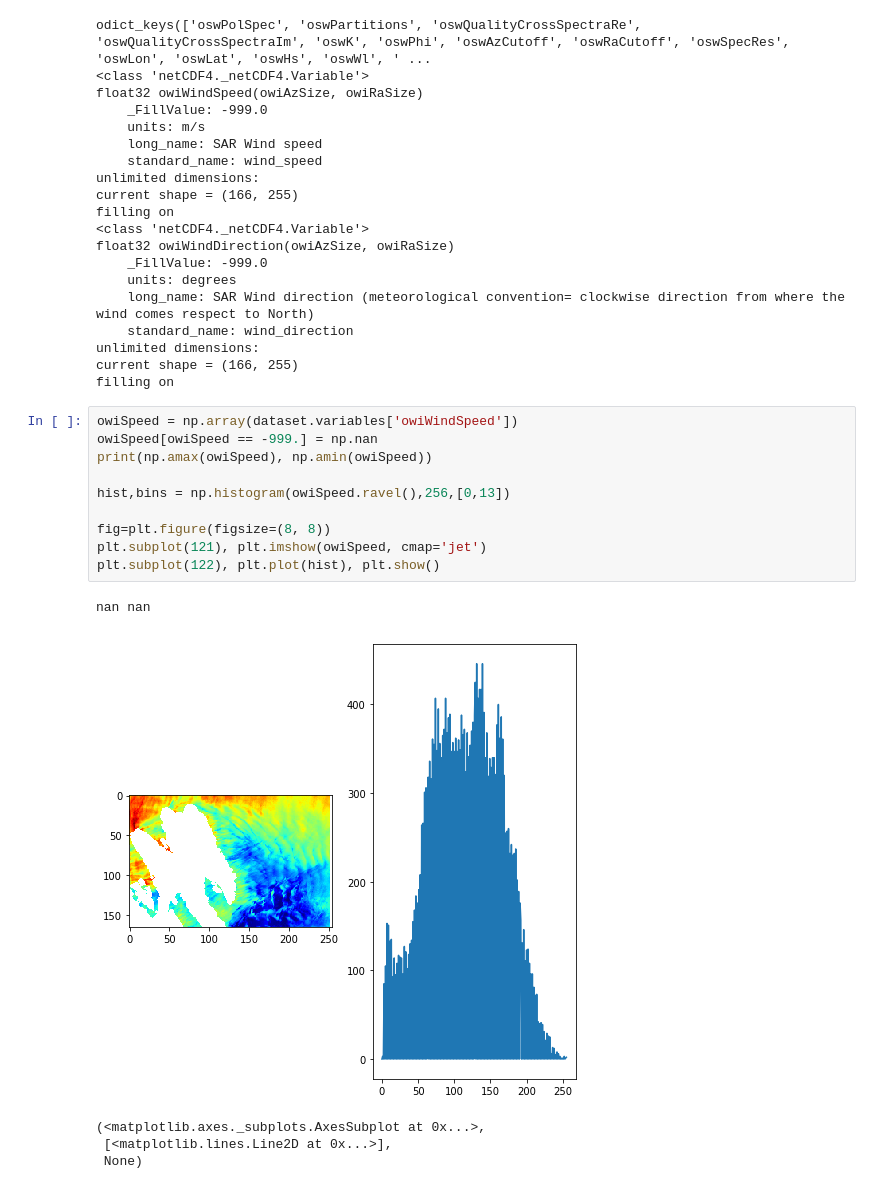
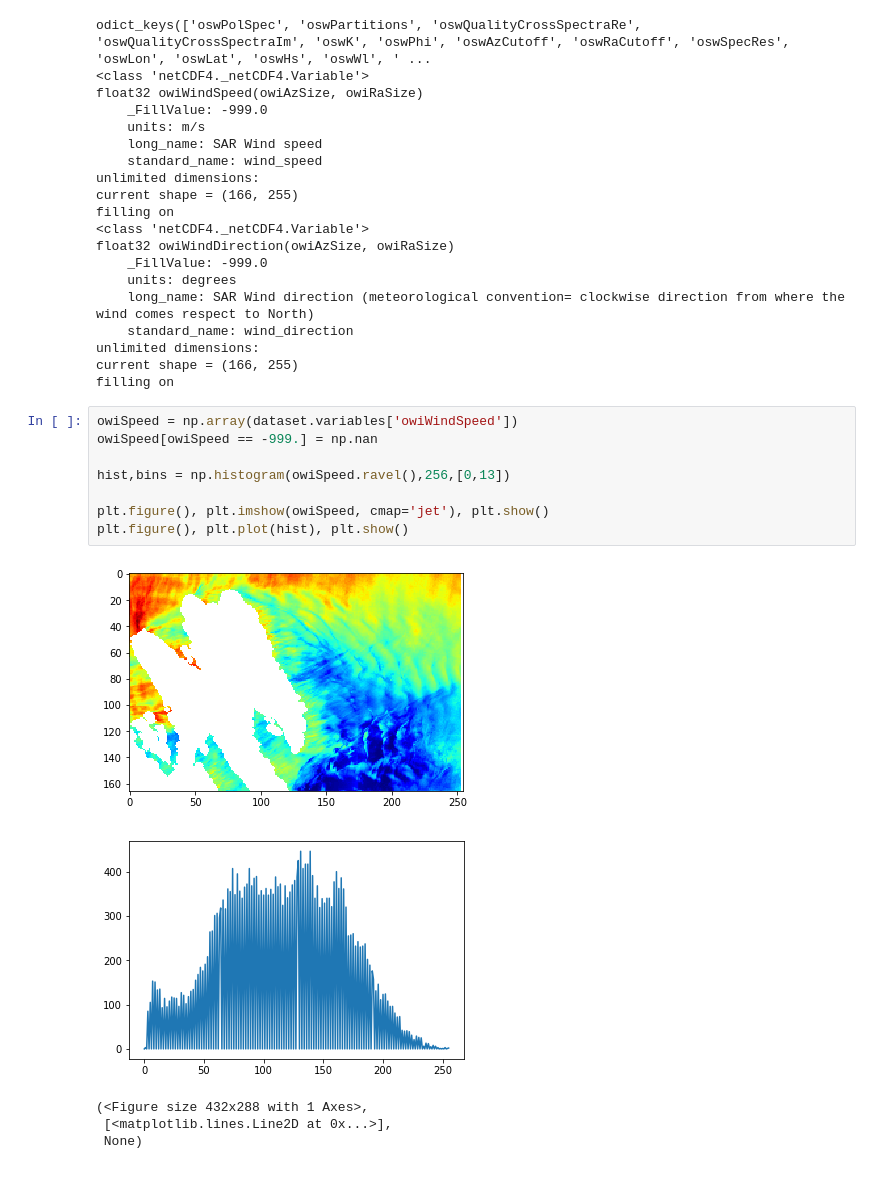
Before and after one commit to Seyed-Ali-Ahmadi/Python-for-Remote-Sensing, a Jupyter notebook: Sentinel_1_OWI_product.ipynb, the cells around one changed output. Cells and saved outputs as stored; diff of their text form.

```diff
--- a/Sentinel_1_OWI_product.ipynb
+++ b/Sentinel_1_OWI_product.ipynb
@@ -90,16 +90,14 @@ filling on
 # %%
 owiSpeed = np.array(dataset.variables['owiWindSpeed'])
 owiSpeed[owiSpeed == -999.] = np.nan
-print(np.amax(owiSpeed), np.amin(owiSpeed))
 
 hist,bins = np.histogram(owiSpeed.ravel(),256,[0,13])
 
-fig=plt.figure(figsize=(8, 8))
-plt.subplot(121), plt.imshow(owiSpeed, cmap='jet')
-plt.subplot(122), plt.plot(hist), plt.show()
+plt.figure(), plt.imshow(owiSpeed, cmap='jet'), plt.show()
+plt.figure(), plt.plot(hist), plt.show()
 # %% [output]
+[figure, new version]
+[figure, added]
-nan nan
+(<Figure size 432x288 with 1 Axes>,
+ [<matplotlib.lines.Line2D at 0x...>],
+ None)
-[figure, old version]
-(<matplotlib.axes._subplots.AxesSubplot at 0x...>,
- [<matplotlib.lines.Line2D at 0x...>],
- None)
```
Also changed, not shown: parts of 6 cells of this notebook.
